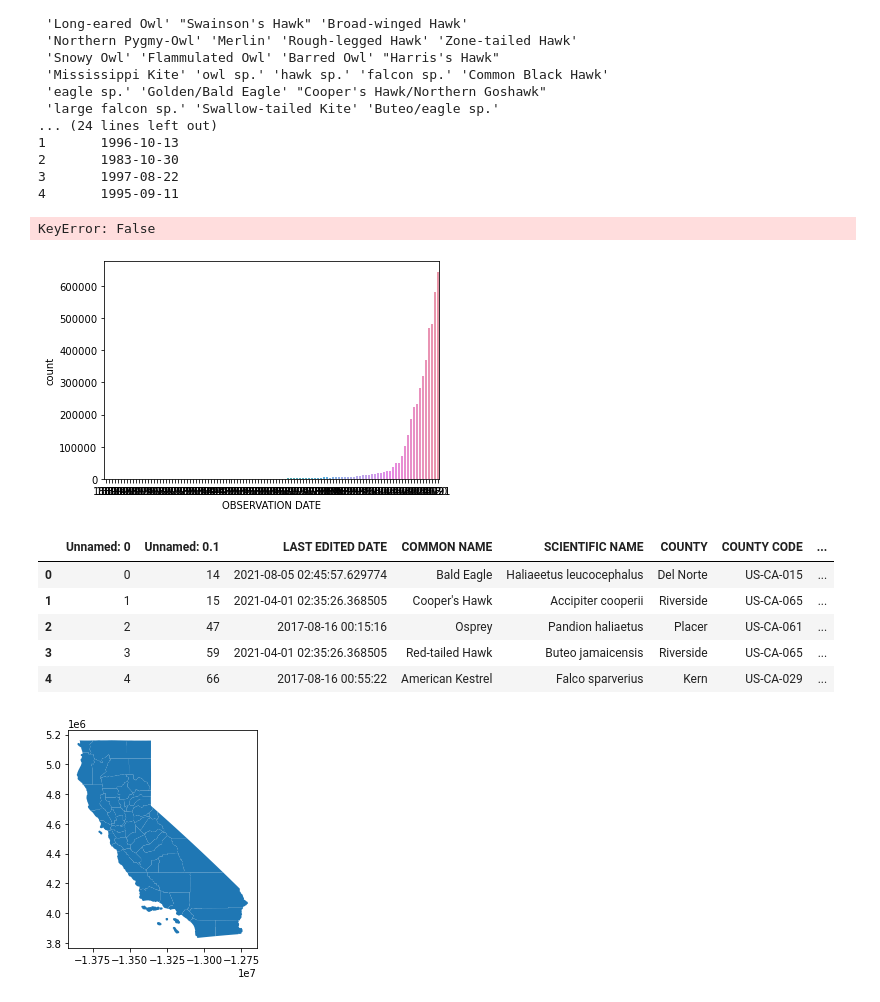
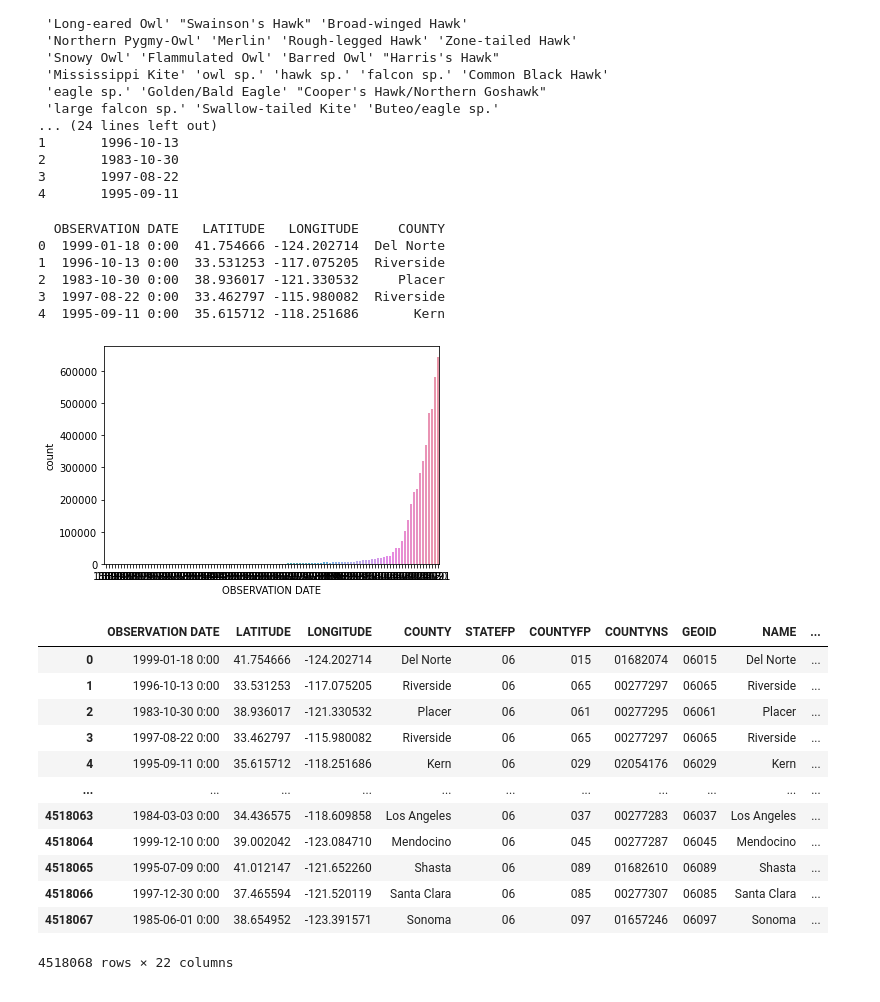
Before and after one commit to osnystrom/Capstone_Ebird, a Jupyter notebook: Birds_of_Prey_EDA.ipynb, the cells around one changed output. Drawn from its saved outputs; the diff is of its cells as text; code cells hidden in the pictures.

```diff
--- a/Birds_of_Prey_EDA.ipynb
+++ b/Birds_of_Prey_EDA.ipynb
@@ -35,12 +35,3 @@ with open("/Users/olivianystrom/Desktop/Springboard/CA_Birds_of_Prey/Birds_of_Pr
 2       1983-10-30
 3       1997-08-22
 4       1995-09-11
-# %%
-# print(df['COMMON NAME'].value_counts())
-for name in list(df['COMMON NAME'].unique()):
-    print(df["COMMON NAME" == name].value_counts())
-#     if df[name].value_counts() < 10:
-#         df.drop(df[df[name]], inplace = True)
-# print(df['COMMON NAME'].unique())
-# %% [output]
-KeyError: False
@@ -53,41 +40,46 @@ KeyError: False
 # Truncate date to year
 # https://www.geeksforgeeks.org/creating-a-time-series-plot-with-seaborn-and-pandas/
 
-df.index = pd.to_datetime(df['OBSERVATION DATE'],yearfirst=True)
-df.groupby(by=[df.index.month, df.index.year])
-# print(df.head())
+df['OBSERVATION DATE'] = pd.to_datetime(df['OBSERVATION DATE']).astype(str) + ' 0:00'
 
+df_locs = df[['OBSERVATION DATE', 'LATITUDE', 'LONGITUDE', 'COUNTY']]
+# df.groupby(by=[df.index.month, df.index.year])
+print(df_locs.head())
 
-# ax = sns.countplot(x=pd.DatetimeIndex(df['OBSERVATION DATE']).year, data=df)
-# plt.xticks(rotation = 90)
-# plt.figure(figsize = (250,100))
-# plt.show()
 
 sns.countplot(data = df, x=pd.DatetimeIndex(df['OBSERVATION DATE']).year)
 plt.show()
-# df.groupby(by = 'OBSERVATION DATE')
-# sns.histplot(x = df['OBSERVATION DATE'], stat = 'count')
-# plt.show()
 # %% [output]
+  OBSERVATION DATE   LATITUDE   LONGITUDE     COUNTY
+0  1999-01-18 0:00  41.754666 -124.202714  Del Norte
+1  1996-10-13 0:00  33.531253 -117.075205  Riverside
+2  1983-10-30 0:00  38.936017 -121.330532     Placer
+3  1997-08-22 0:00  33.462797 -115.980082  Riverside
+4  1995-09-11 0:00  35.615712 -118.251686       Kern
 [figure]
 # %%
 #Starting the Lat/Long plotting
 
-CA_counties = gpd.read_file("/Users/olivianystrom/Desktop/Springboard/CA_Birds_of_Prey/CA_Counties/CA_Counties_TIGER2016.shp")
-CA_counties.plot()
 
-geometry = [Point(xy) for xy in zip( df["LONGITUDE"], df["LATITUDE"])]
-geometry[:3]
-# crs = CRS("EPSG:4326 ")
-crs = CRS("WGS84")
+CA_counties_data = gpd.read_file("/Users/olivianystrom/Desktop/Springboard/CA_Birds_of_Prey/CA_Counties/CA_Counties_TIGER2016.shp")
+CA_counties = pd.DataFrame()
+CA_counties = CA_counties.append(CA_counties_data)
+CA_counties
 
-geo_df = gpd.GeoDataFrame(df, crs = crs, geometry = geometry)
-geo_df.head()
+
+kepler_merged_df = pd.merge(df_locs,CA_counties, how = 'left', left_on='COUNTY', right_on = 'NAME')
+kepler_merged_df
 # %% [output]
-|  | Unnamed: 0 | Unnamed: 0.1 | LAST EDITED DATE | COMMON NAME | SCIENTIFIC NAME | COUNTY | COUNTY CODE | ... |
-| 0 | 0 | 14 | 2021-08-05 02:45:57.629774 | Bald Eagle | Haliaeetus leucocephalus | Del Norte | US-CA-015 | ... |
-| 1 | 1 | 15 | 2021-04-01 02:35:26.368505 | Cooper's Hawk | Accipiter cooperii | Riverside | US-CA-065 | ... |
-| 2 | 2 | 47 | 2017-08-16 00:15:16 | Osprey | Pandion haliaetus | Placer | US-CA-061 | ... |
-| 3 | 3 | 59 | 2021-04-01 02:35:26.368505 | Red-tailed Hawk | Buteo jamaicensis | Riverside | US-CA-065 | ... |
-| 4 | 4 | 66 | 2017-08-16 00:55:22 | American Kestrel | Falco sparverius | Kern | US-CA-029 | ... |
+|  | OBSERVATION DATE | LATITUDE | LONGITUDE | COUNTY | STATEFP | COUNTYFP | COUNTYNS | GEOID | NAME | ... |
+| 0 | 1999-01-18 0:00 | 41.754666 | -124.202714 | Del Norte | 06 | 015 | 01682074 | 06015 | Del Norte | ... |
+| 1 | 1996-10-13 0:00 | 33.531253 | -117.075205 | Riverside | 06 | 065 | 00277297 | 06065 | Riverside | ... |
+| 2 | 1983-10-30 0:00 | 38.936017 | -121.330532 | Placer | 06 | 061 | 00277295 | 06061 | Placer | ... |
+| 3 | 1997-08-22 0:00 | 33.462797 | -115.980082 | Riverside | 06 | 065 | 00277297 | 06065 | Riverside | ... |
+| 4 | 1995-09-11 0:00 | 35.615712 | -118.251686 | Kern | 06 | 029 | 02054176 | 06029 | Kern | ... |
+| ... | ... | ... | ... | ... | ... | ... | ... | ... | ... | ... |
+| 4518063 | 1984-03-03 0:00 | 34.436575 | -118.609858 | Los Angeles | 06 | 037 | 00277283 | 06037 | Los Angeles | ... |
+| 4518064 | 1999-12-10 0:00 | 39.002042 | -123.084710 | Mendocino | 06 | 045 | 00277287 | 06045 | Mendocino | ... |
+| 4518065 | 1995-07-09 0:00 | 41.012147 | -121.652260 | Shasta | 06 | 089 | 01682610 | 06089 | Shasta | ... |
+| 4518066 | 1997-12-30 0:00 | 37.465594 | -121.520119 | Santa Clara | 06 | 085 | 00277307 | 06085 | Santa Clara | ... |
+| 4518067 | 1985-06-01 0:00 | 38.654952 | -123.391571 | Sonoma | 06 | 097 | 01657246 | 06097 | Sonoma | ... |
-[figure, removed]
+4518068 rows × 22 columns
```
Also changed, not shown: parts of 5 cells of this notebook.
